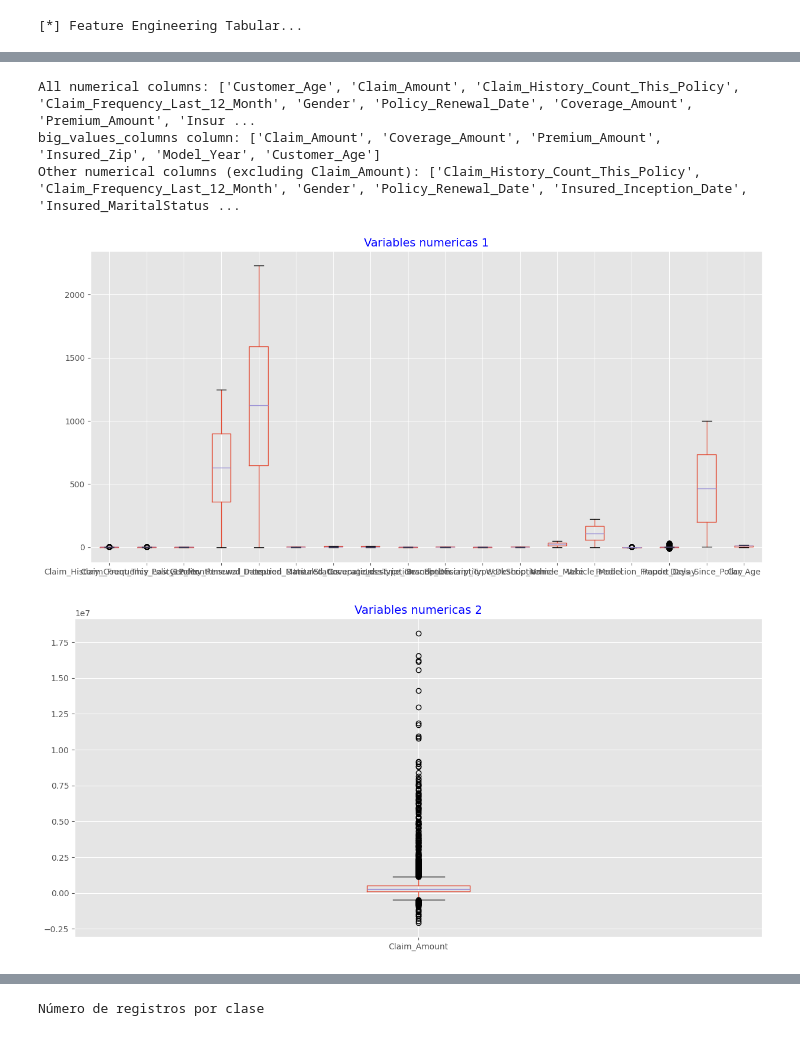
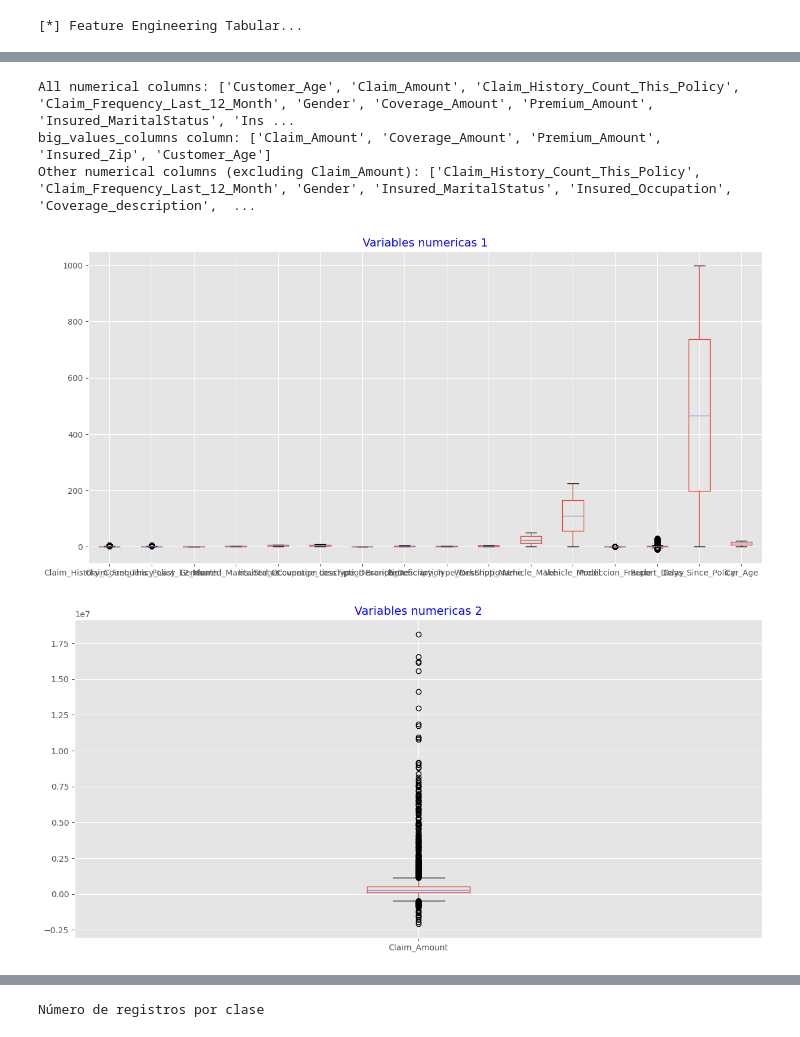
Before and after one commit to juniorfelixgb/UNIR-Fraude-Triaje-3007G, a Jupyter notebook: Sistema_Triaje_Inteligente_Reclamaciones_Automovil.ipynb, the cells around one changed output, grey strips where cells are left out. Drawn from its saved outputs; the diff is of its cells as text; code cells hidden in the pictures.

```diff
--- a/Sistema_Triaje_Inteligente_Reclamaciones_Automovil.ipynb
+++ b/Sistema_Triaje_Inteligente_Reclamaciones_Automovil.ipynb
@@ -80,13 +184,13 @@ for col in date_cols:
 df['Report_Delay'] = (df['Date_Reported'] - df['Incident_Date']).dt.days.fillna(0)
 # Days_Since_Policy: cantidad de días transcurridos entre la fecha del siniestro y el inicio de vigencia de la póliza
 df['Days_Since_Policy'] = (df['Incident_Date'] - df['Policy_Start_Date']).dt.days.fillna(0)
-max_model_year = df['Model_Year'].max()
-# Car_Age: Edad del vehículo respecto a la cartera de vehículos asegurados
-df['Car_Age'] = max_model_year - df['Model_Year']
+# Car_Age: Edad del vehículo respecto al año del incidente
+df['Car_Age'] = df['Incident_Date'].dt.year - df['Model_Year']
 
 # Eliminación de columnas no útiles para el modelo
 df = df.select_dtypes(exclude=['datetime64'])
-df = df.drop(columns=['Claim_ID', 'Policy_Number', 'Last_Purchase_History_Date'], errors='ignore')
+df = df.drop(columns=['Claim_ID', 'Policy_Number', 'Last_Purchase_History_Date',
+                      'Policy_Renewal_Date', 'Insured_Inception_Date', 'Model_Year'], errors='ignore')
 
 # Codificación de variables categóricas a valores numéricos
 label_encoders = {}
@@ -247,7 +394,7 @@ dtype: int64
 # %%
 # Se grafican los diagramas de cajas y bigotes de cada una de las variables numéricas
 numerical_cols = df.select_dtypes(include=np.number).columns.tolist()
-big_values_columns = ['Claim_Amount', 'Coverage_Amount', 'Premium_Amount', 'Insured_Zip', 'Model_Year', 'Customer_Age']
+big_values_columns = ['Claim_Amount', 'Coverage_Amount', 'Premium_Amount', 'Insured_Zip', 'Customer_Age']
 small_numerical_cols = [col for col in numerical_cols if col not in big_values_columns]
 
 
@@ -259,41 +406,37 @@ boxplot = df[small_numerical_cols].boxplot(figsize=(15,7))
 plt.title("Variables numericas 1", fontsize=14, color='blue')
 plt.show()
 print(' ')
 
 boxplot = df[['Claim_Amount']].boxplot(figsize=(15,7))
 plt.title("Variables numericas 2", fontsize=14, color='blue')
 plt.show()
 print(' ')
 
 boxplot = df[['Coverage_Amount']].boxplot(figsize=(15,7))
 plt.title("Variables numericas 3", fontsize=14, color='blue')
 plt.show()
 print(' ')
 
 boxplot = df[['Premium_Amount']].boxplot(figsize=(15,7))
 plt.title("Variables numericas 4", fontsize=14, color='blue')
 plt.show()
 print(' ')
 
 boxplot = df[['Insured_Zip']].boxplot(figsize=(15,7))
 plt.title("Variables numericas 5", fontsize=14, color='blue')
 plt.show()
 print(' ')
 
-boxplot = df[['Model_Year']].boxplot(figsize=(15,7))
-plt.title("Variables numericas 6", fontsize=14, color='blue')
-plt.show()
-print(' ')
 
 boxplot = df[['Customer_Age']].boxplot(figsize=(15,7))
 plt.title("Variables numericas 7", fontsize=14, color='blue')
 plt.show()
 print(' ')
 # %% [output]
-All numerical columns: ['Customer_Age', 'Claim_Amount', 'Claim_History_Count_This_Policy', 'Claim_Frequency_Last_12_Month', 'Gender', 'Policy_Renewal_Date', 'Coverage_Amount', 'Premium_Amount', 'Insur ...
-big_values_columns column: ['Claim_Amount', 'Coverage_Amount', 'Premium_Amount', 'Insured_Zip', 'Model_Year', 'Customer_Age']
-Other numerical columns (excluding Claim_Amount): ['Claim_History_Count_This_Policy', 'Claim_Frequency_Last_12_Month', 'Gender', 'Policy_Renewal_Date', 'Insured_Inception_Date', 'Insured_MaritalStatus ...
+All numerical columns: ['Customer_Age', 'Claim_Amount', 'Claim_History_Count_This_Policy', 'Claim_Frequency_Last_12_Month', 'Gender', 'Coverage_Amount', 'Premium_Amount', 'Insured_MaritalStatus', 'Ins ...
+big_values_columns column: ['Claim_Amount', 'Coverage_Amount', 'Premium_Amount', 'Insured_Zip', 'Customer_Age']
+Other numerical columns (excluding Claim_Amount): ['Claim_History_Count_This_Policy', 'Claim_Frequency_Last_12_Month', 'Gender', 'Insured_MaritalStatus', 'Insured_Occupation', 'Coverage_description',  ...
-[figure, old version]
+[figure, new version]
 [figure]
 [figure]
 [figure]
```
Also changed, not shown: parts of 24 cells of this notebook.
